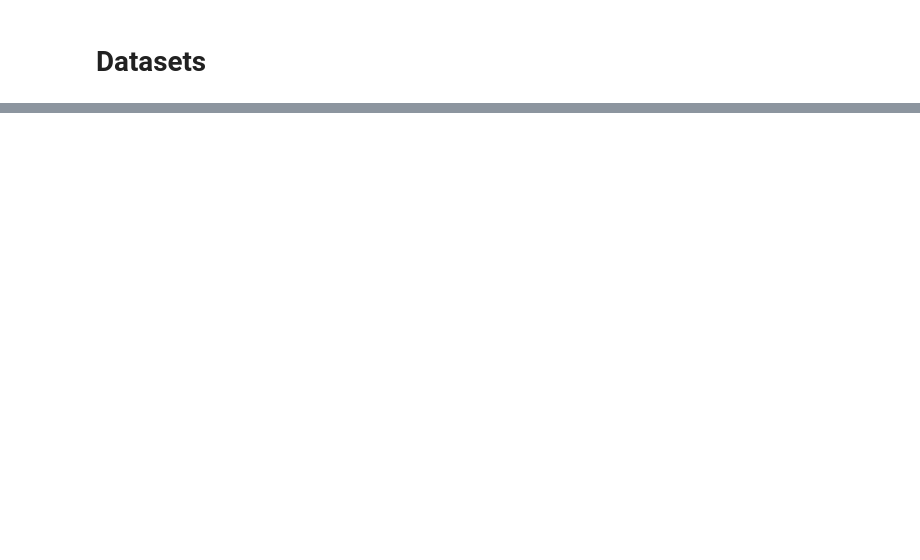
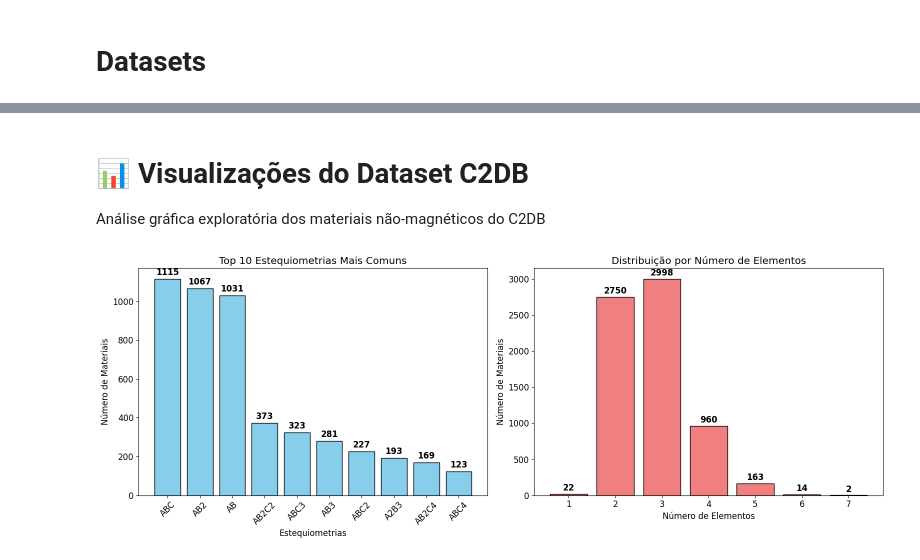
Before and after one commit to victormatteus04/uwbg-tcc, a Jupyter notebook: notebooks/datasets.ipynb, the cells around one changed output, grey strips where cells are left out. Cells and saved outputs as stored; diff of their text form; code cells hidden in the pictures; blank space fills up the shorter version.

Commit message:
feita análise do c2db de forma mais exploratória.

```diff
--- a/notebooks/datasets.ipynb
+++ b/notebooks/datasets.ipynb
@@ -569,0 +49,6 @@ print(df2)
+# %%
+# Seleção inicial - apenas filtro magnético para análise exploratória
+rows = [row for row in db.select()
+        if row.get('is_magnetic') == False]  # Apenas materiais não-magnéticos
+
+print(f"Total de materiais não-magnéticos no C2DB: {len(rows)}")
@@ -569,0 +106,9 @@ print(df2)
+# %%
+print("=== VISÃO GERAL DO DATASET ===")
+print(f"Shape do dataset: {df_materials.shape}")
+print(f"\nColunas disponíveis:")
+for i, col in enumerate(df_materials.columns, 1):
+    print(f"  {i:2d}. {col}")
+
+print(f"\n=== PRIMEIRAS LINHAS ===")
+df_materials.sample(20, random_state=42)  # random_state para reprodutibilidade
@@ -569,0 +426,38 @@ print(df2)
+# %% [markdown]
+# 📊 Visualizações do Dataset C2DB
+
+Análise gráfica exploratória dos materiais não-magnéticos do C2DB
+# %%
+# 1. Distribuição de Estequiometrias
+fig, (ax1, ax2) = plt.subplots(1, 2, figsize=(16, 6))
+
+# Top 10 estequiometrias
+top_stoich = stoich_counts.head(10)
+ax1.bar(range(len(top_stoich)), top_stoich.values, color='skyblue', edgecolor='black')
+ax1.set_xlabel('Estequiometrias')
+ax1.set_ylabel('Número de Materiais')
+ax1.set_title('Top 10 Estequiometrias Mais Comuns')
+ax1.set_xticks(range(len(top_stoich)))
+ax1.set_xticklabels(top_stoich.index, rotation=45)
+
+# Adicionar valores nas barras
+for i, v in enumerate(top_stoich.values):
+    ax1.text(i, v + 10, str(v), ha='center', va='bottom', fontweight='bold')
+
+# Distribuição por número de elementos
+element_dist = df_materials['N_elements'].value_counts().sort_index()
+ax2.bar(element_dist.index, element_dist.values, color='lightcoral', edgecolor='black')
+ax2.set_xlabel('Número de Elementos')
+ax2.set_ylabel('Número de Materiais')
+ax2.set_title('Distribuição por Número de Elementos')
+ax2.set_xticks(element_dist.index)
+
+# Adicionar valores nas barras
+for i, v in zip(element_dist.index, element_dist.values):
+    ax2.text(i, v + 20, str(v), ha='center', va='bottom', fontweight='bold')
+
+plt.tight_layout()
+plt.savefig('../figures/stoichiometry_distribution.png', dpi=300, bbox_inches='tight')
+plt.show()
+# %% [output]
+[figure, added]
```
Also changed, not shown: parts of 69 cells of this notebook.
